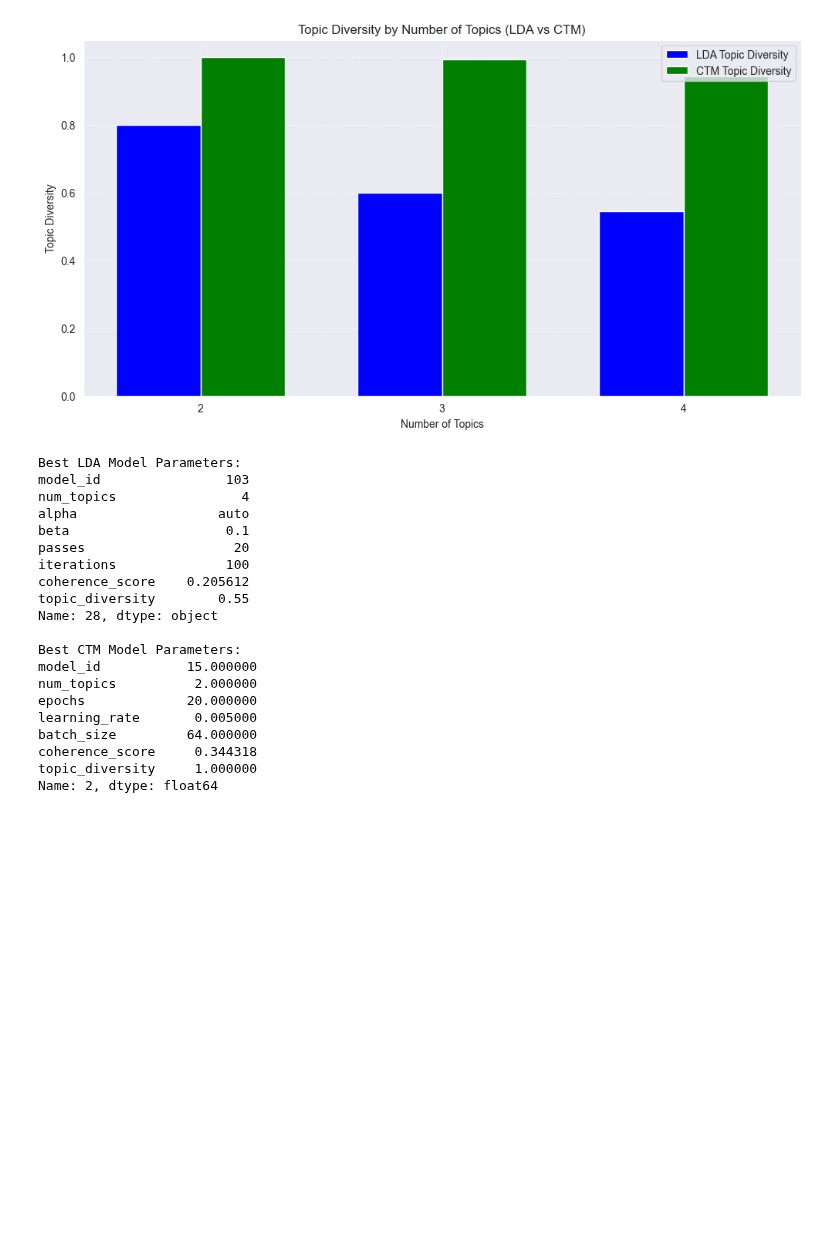
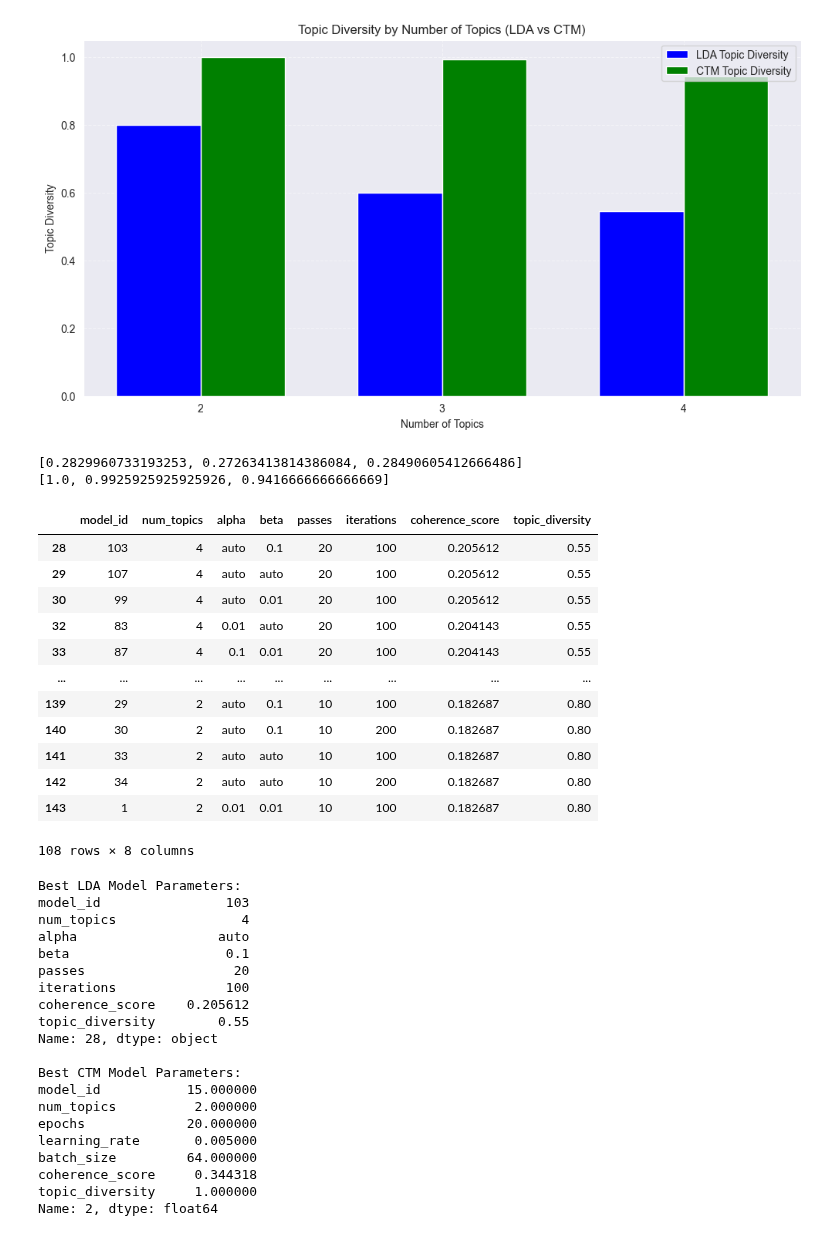
Before and after one commit to borosabel/PopMusicInformationRetrieval, a Jupyter notebook: Topic Modeling/Comparison.ipynb, the cells around one changed output. Saved outputs shown, nothing was run; the diff lists cells and outputs as text; code cells hidden in the pictures; blank space fills up the shorter version.

```diff
--- a/Topic Modeling/Comparison.ipynb
+++ b/Topic Modeling/Comparison.ipynb
@@ -81,4 +81,26 @@ if lda_topic_diversity is not None and ctm_topic_diversity is not None:
 # %% [output]
 [figure]
 [figure]
+# %%
+print(ctm_coherence_means)
+print(ctm_diversity_means)
+# %% [output]
+[0.2829960733193253, 0.27263413814386084, 0.28490605412666486]
+[1.0, 0.9925925925925926, 0.9416666666666669]
+# %%
+lda_results_df
+# %% [output]
+|  | model_id | num_topics | alpha | beta | passes | iterations | coherence_score | topic_diversity |
+| 28 | 103 | 4 | auto | 0.1 | 20 | 100 | 0.205612 | 0.55 |
+| 29 | 107 | 4 | auto | auto | 20 | 100 | 0.205612 | 0.55 |
+| 30 | 99 | 4 | auto | 0.01 | 20 | 100 | 0.205612 | 0.55 |
+| 32 | 83 | 4 | 0.01 | auto | 20 | 100 | 0.204143 | 0.55 |
+| 33 | 87 | 4 | 0.1 | 0.01 | 20 | 100 | 0.204143 | 0.55 |
+| ... | ... | ... | ... | ... | ... | ... | ... | ... |
+| 139 | 29 | 2 | auto | 0.1 | 10 | 100 | 0.182687 | 0.80 |
+| 140 | 30 | 2 | auto | 0.1 | 10 | 200 | 0.182687 | 0.80 |
+| 141 | 33 | 2 | auto | auto | 10 | 100 | 0.182687 | 0.80 |
+| 142 | 34 | 2 | auto | auto | 10 | 200 | 0.182687 | 0.80 |
+| 143 | 1 | 2 | 0.01 | 0.01 | 10 | 100 | 0.182687 | 0.80 |
+108 rows × 8 columns
 # %%
```
Also changed, not shown: parts of 1 cell of this notebook, 8 other files.
